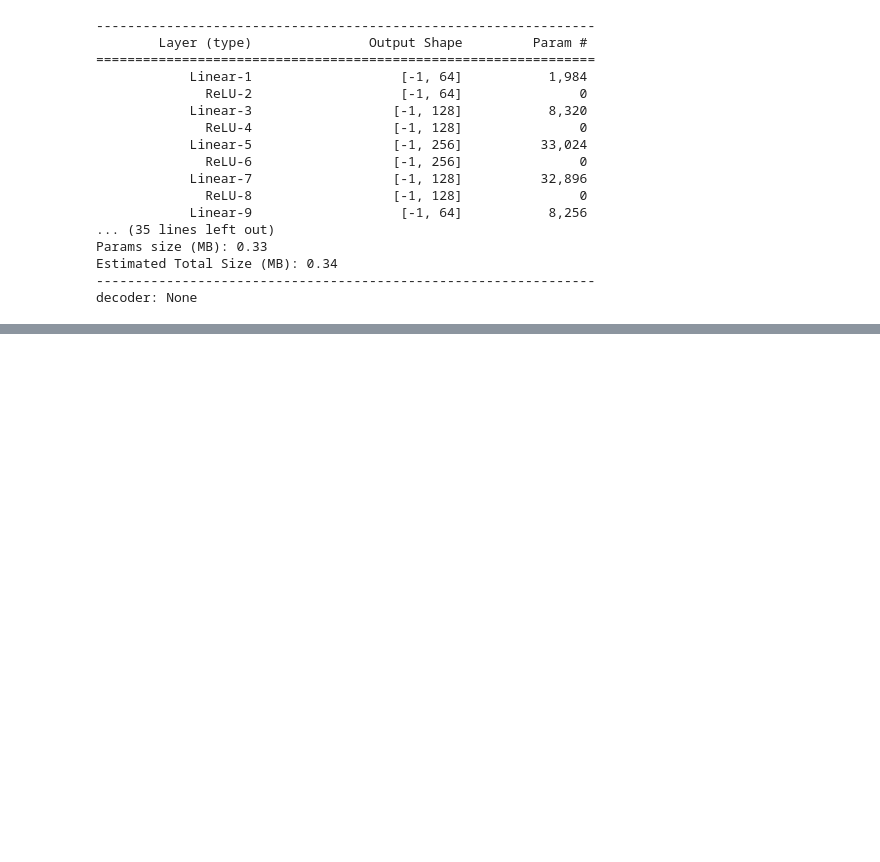
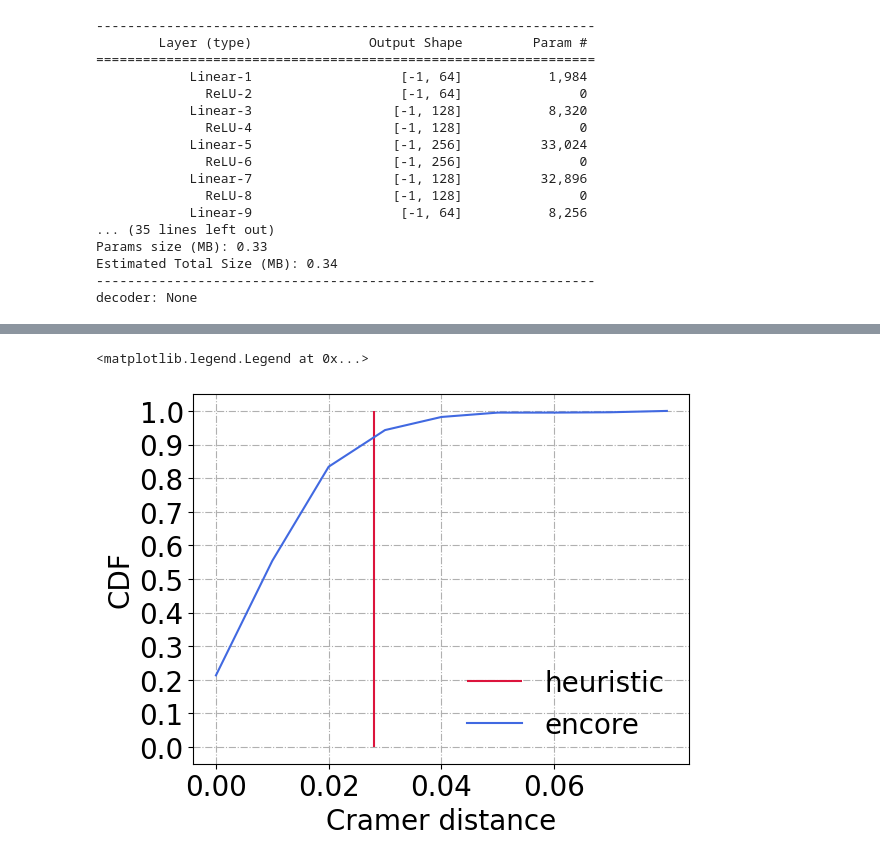
Before and after one commit to SijiangHuang/Encore-HotNets, a Jupyter notebook: vae.ipynb, the cells around one changed output, grey strips where cells are left out. Cells and saved outputs as stored; diff of their text form; code cells hidden in the pictures; blank space fills up the shorter version.

```diff
--- a/vae.ipynb
+++ b/vae.ipynb
@@ -220,0 +299,21 @@ epoch=19300, loss=2.08e-03, min_loss=2.04e-03, kld=17.27, recon=1.90e-03, size=0
+# %%
+# values, bins = np.histogram(np.min(he_dis), bins=np.arange(np.min(he_dis), np.min(he_dis) + 0.01, 0.01))
+# cdf = np.cumsum(values) / values.sum()
+# plt.plot(bins[:-1], cdf, color='crimson', label='heuristic')
+plt.vlines(np.min(he_dis), 0, 1, color='crimson', label='heuristic')
+
+encore_dis = accuracy
+values, bins = np.histogram(encore_dis, bins=np.arange(0, np.max(encore_dis) + 0.01, 0.01))
+cdf = np.cumsum(values) / values.sum()
+plt.plot(bins[:-1], cdf, color='royalblue', label='encore')
+
+plt.xticks(np.arange(0, 0.07, 0.02), fontsize=20)
+plt.yticks(np.arange(0, 1.1, 0.1), fontsize=20)
+plt.ylabel('CDF', fontsize=20)
+plt.xlabel('Cramer distance', fontsize=20)
+plt.grid(linestyle='-.')
+plt.legend(fontsize=20, frameon=False, loc='lower right')
+# plt.savefig('results/size_accuracy.png', bbox_inches='tight')
+# %% [output]
+<matplotlib.legend.Legend at 0x...>
+[figure, added]
```
Also changed, not shown: parts of 11 cells of this notebook, 5 other files.
